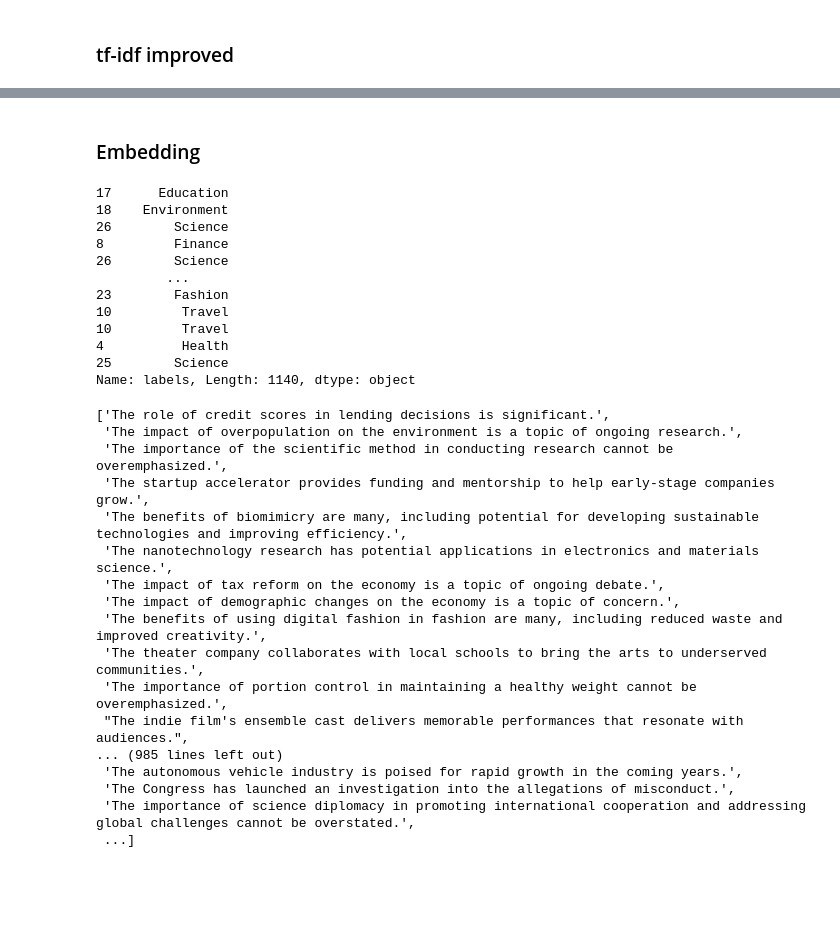
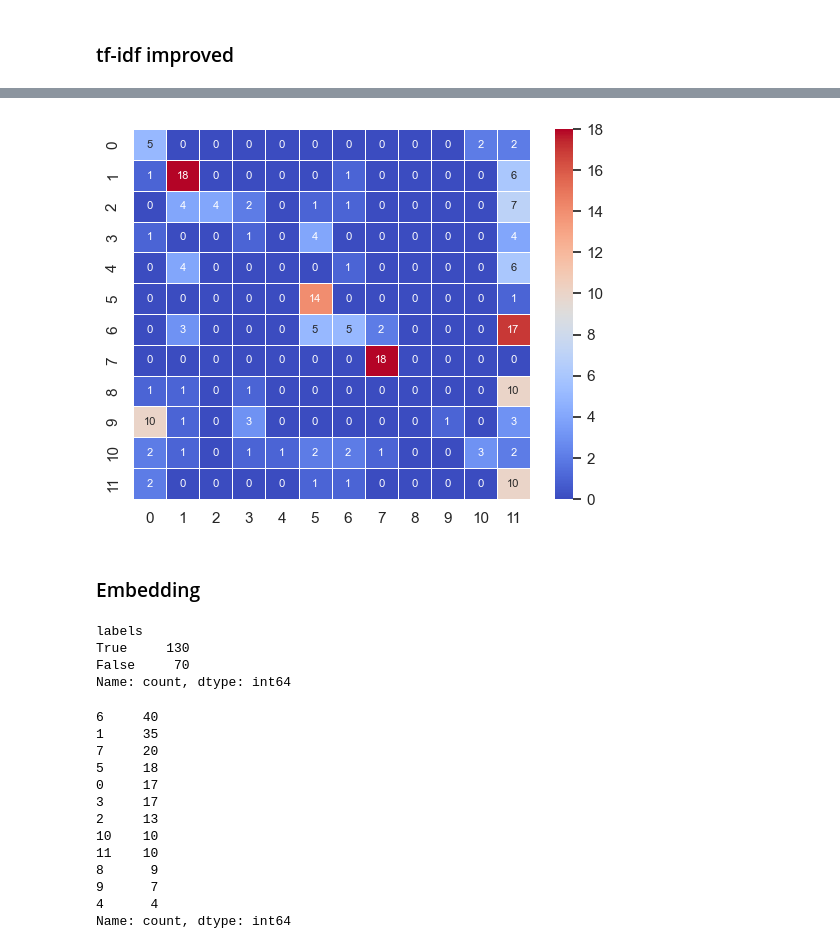
Before and after one commit to baptlem/sentence_classification, a Jupyter notebook: matthias_notebook.ipynb, the cells around one changed output, grey strips where cells are left out. Drawn from its saved outputs; the diff is of its cells as text; code cells hidden in the pictures; blank space fills up the shorter version.

Commit message:
working on unsupervised models

```diff
--- a/matthias_notebook.ipynb
+++ b/matthias_notebook.ipynb
@@ -57,0 +9,5 @@ Entertainment
+# %%
+df_train_plus = pd.read_csv("data/train_set_3103.txt",names=['labels','sentences'],sep='\t')
+df_test = pd.read_csv("data/annotated_test.txt", sep=';',names=['labels','sentences'])
+print(df_train_plus.shape,df_test.shape)
+df_test.head()
@@ -94,0 +131,5 @@ Name: sentences, Length: 1140, dtype: object
+# %%
+grouped_sentences = df_train_plus.groupby('labels')['sentences'].apply(lambda x: ' '.join(x)).reset_index()
+# %%
+vectorizer = TfidfVectorizer()
+X = vectorizer.fit_transform(grouped_sentences['sentences'])
@@ -119,3 +185,12 @@ the has been severely pandemic impact
+# %%
+cm = confusion_matrix(df_test.loc[:,"labels"],grouped_sentences.loc[highest_indices.flatten(),'labels'].reset_index(drop=True))
+df_cm = pd.DataFrame(cm, index=list(range(12)), columns=list(range(12)))
+
+sn.set(font_scale=1)
+sn.heatmap(df_cm, annot=True, annot_kws={"size": 8}, cmap='coolwarm', linewidth=0.5)
+plt.show()
+# %% [output]
+[figure, added]
 # %% [markdown]
 ### Embedding
 # %%
@@ -123,40 +198,6 @@ from sentence_transformers import SentenceTransformer
 model = SentenceTransformer('sentence-transformers/all-MiniLM-L6-v2')
 # %%
 embeddings_test = model.encode(list(df_test["sentences"]))
-embedding_train = model.encode(list(df_train['sentences']))
+embedding_train = model.encode(list(df_train_plus['sentences']))
 
 results = cosine_similarity(embedding_train,embeddings_test).transpose()
-print(df_train.loc[np.argmax(results,axis=1),"labels"])
-# %% [output]
-17      Education
-18    Environment
-26        Science
-8         Finance
-26        Science
-         ...
-23        Fashion
-10         Travel
-10         Travel
-4          Health
-25        Science
-Name: labels, Length: 1140, dtype: object
-# %%
-list(df_test.sentences)
-# %% [output]
-['The role of credit scores in lending decisions is significant.',
- 'The impact of overpopulation on the environment is a topic of ongoing research.',
- 'The importance of the scientific method in conducting research cannot be overemphasized.',
- 'The startup accelerator provides funding and mentorship to help early-stage companies grow.',
- 'The benefits of biomimicry are many, including potential for developing sustainable technologies and improving efficiency.',
- 'The nanotechnology research has potential applications in electronics and materials science.',
- 'The impact of tax reform on the economy is a topic of ongoing debate.',
- 'The impact of demographic changes on the economy is a topic of concern.',
- 'The benefits of using digital fashion in fashion are many, including reduced waste and improved creativity.',
- 'The theater company collaborates with local schools to bring the arts to underserved communities.',
- 'The importance of portion control in maintaining a healthy weight cannot be overemphasized.',
- "The indie film's ensemble cast delivers memorable performances that resonate with audiences.",
-... (985 lines left out)
- 'The autonomous vehicle industry is poised for rapid growth in the coming years.',
- 'The Congress has launched an investigation into the allegations of misconduct.',
- 'The importance of science diplomacy in promoting international cooperation and addressing global challenges cannot be overstated.',
- ...]
@@ -162,0 +210,23 @@ list(df_test.sentences)
+# %%
+(result==df_test.labels).value_counts()
+# %% [output]
+labels
+True     130
+False     70
+Name: count, dtype: int64
+# %%
+pd.Series(result).value_counts()
+# %% [output]
+6     40
+1     35
+7     20
+5     18
+0     17
+3     17
+2     13
+10    10
+11    10
+8      9
+9      7
+4      4
+Name: count, dtype: int64
```
Also changed, not shown: parts of 38 cells of this notebook, 1 other file.
